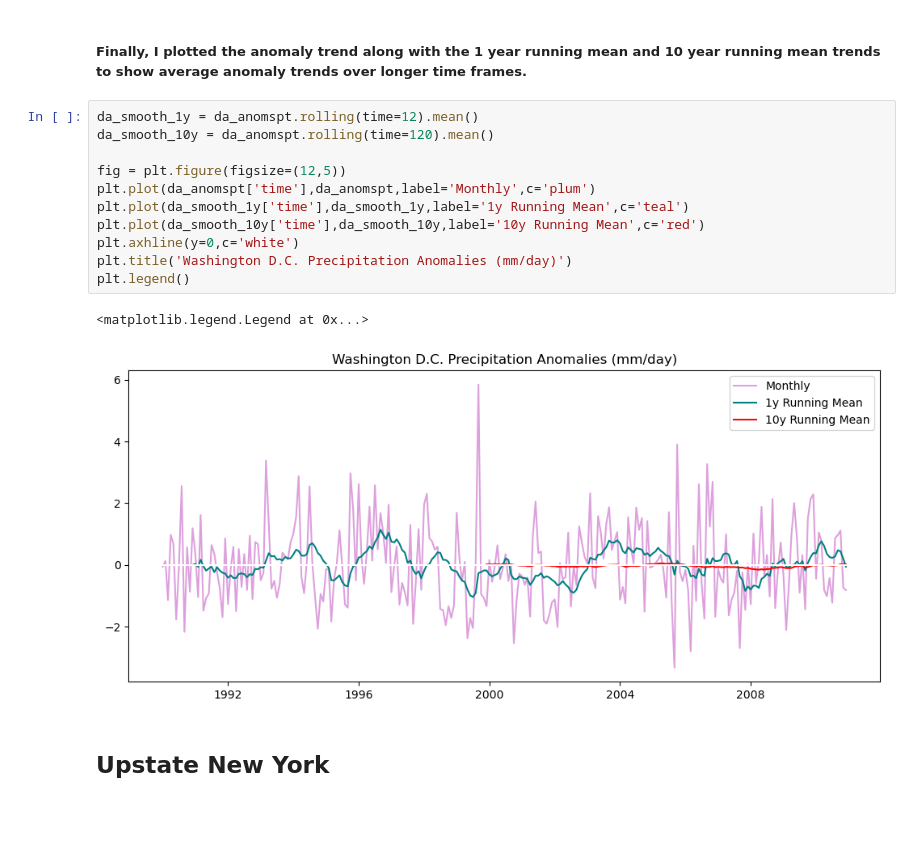
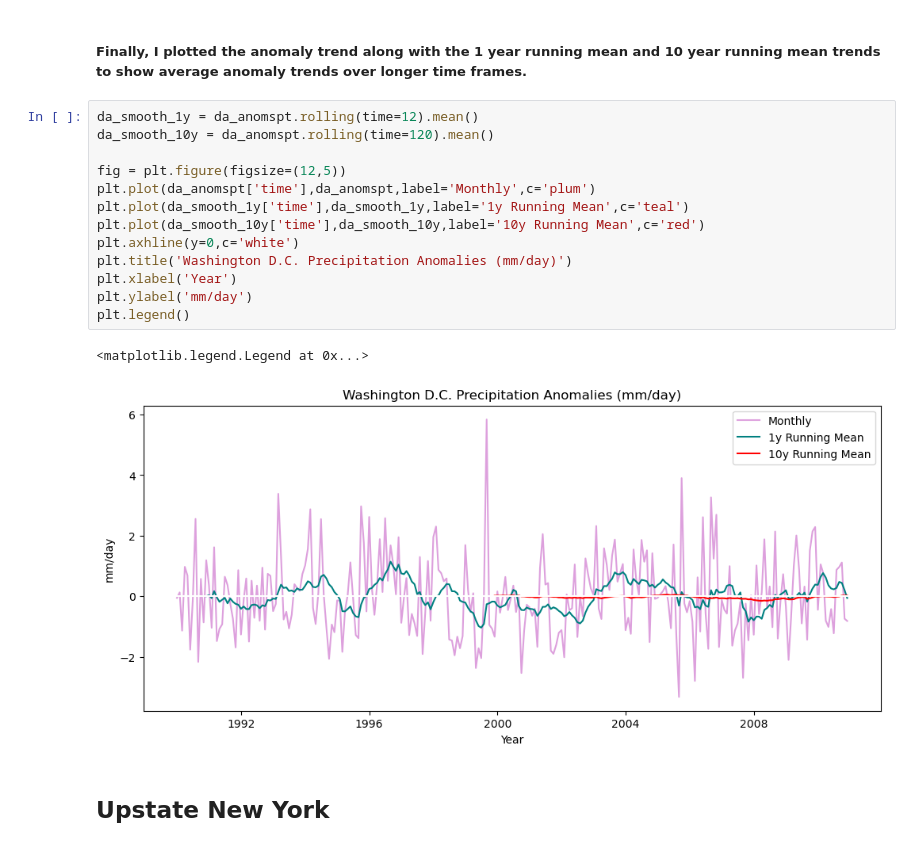
Before and after one commit to JStiles9552/CLIM_680_Project, a Jupyter notebook: Anomalies.ipynb, the cells around one changed output. Cells and saved outputs as stored; diff of their text form; blank space fills up the shorter version.

```diff
--- a/Anomalies.ipynb
+++ b/Anomalies.ipynb
@@ -95,17 +95,19 @@ Text(0, 0.5, 'mm/day')
 # %%
 da_smooth_1y = da_anomspt.rolling(time=12).mean()
 da_smooth_10y = da_anomspt.rolling(time=120).mean()
 
 fig = plt.figure(figsize=(12,5))
 plt.plot(da_anomspt['time'],da_anomspt,label='Monthly',c='plum')
 plt.plot(da_smooth_1y['time'],da_smooth_1y,label='1y Running Mean',c='teal')
 plt.plot(da_smooth_10y['time'],da_smooth_10y,label='10y Running Mean',c='red')
 plt.axhline(y=0,c='white')
 plt.title('Washington D.C. Precipitation Anomalies (mm/day)')
+plt.xlabel('Year')
+plt.ylabel('mm/day')
 plt.legend()
 # %% [output]
 <matplotlib.legend.Legend at 0x...>
-[figure, old version]
+[figure, new version]
 # %% [markdown]
 ## Upstate New York
 # %% [markdown]
```
Also changed, not shown: parts of 3 cells of this notebook.
